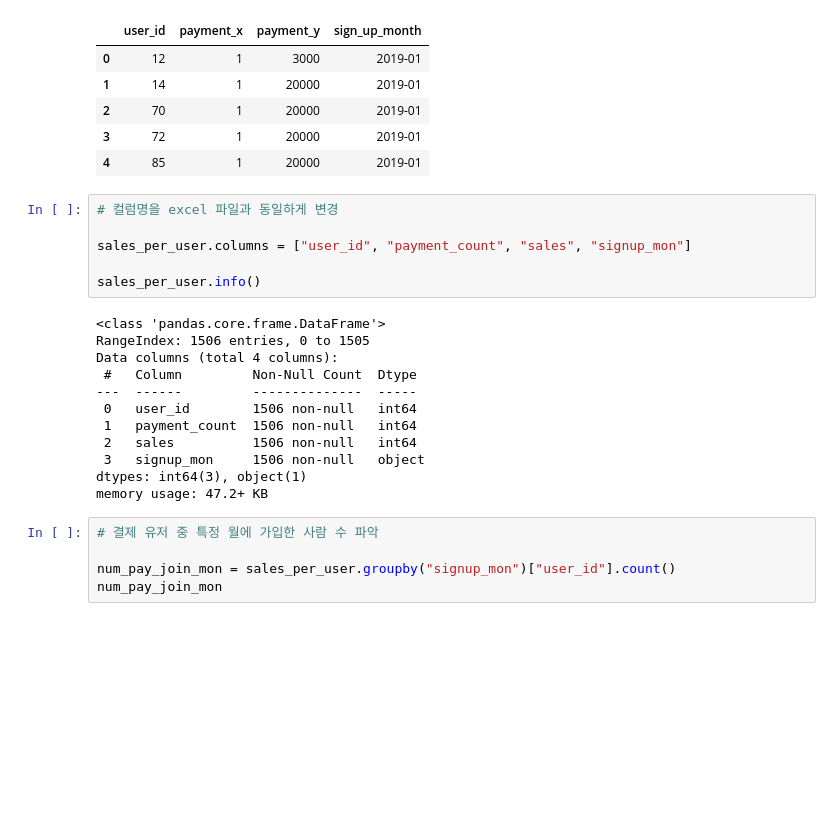
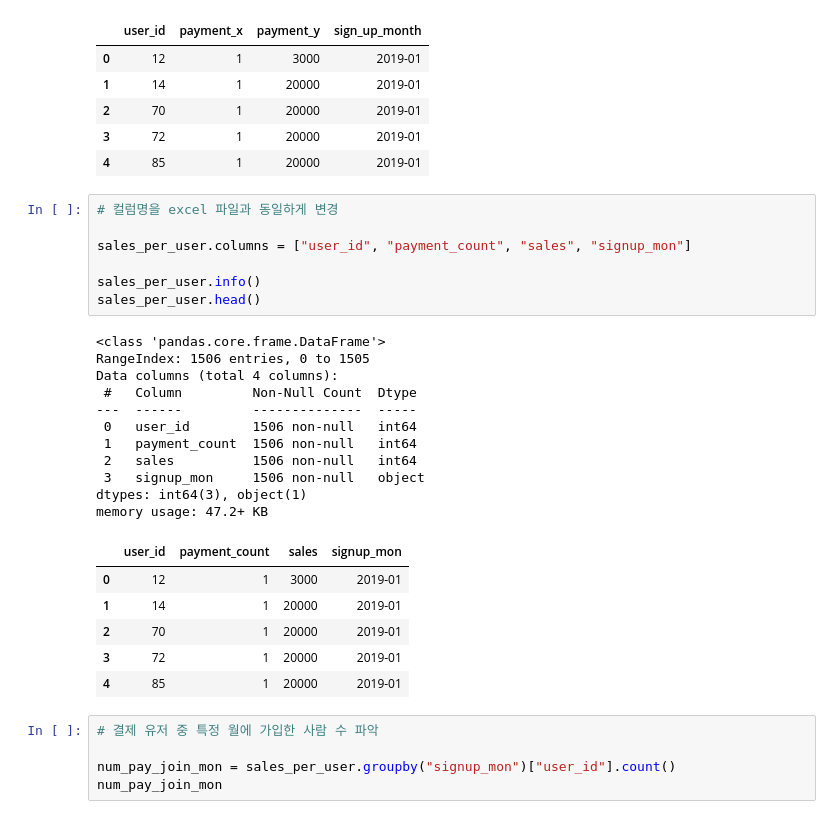
Before and after one commit to nyeokinyeoki/backup, a Jupyter notebook: data1.ipynb, the cells around one changed output. Drawn from its saved outputs; the diff is of its cells as text; blank space fills up the shorter version.

```diff
--- a/data1.ipynb
+++ b/data1.ipynb
@@ -291,21 +300,28 @@ sales_per_user.head()
 # %%
 # 컬럼명을 excel 파일과 동일하게 변경
 
 sales_per_user.columns = ["user_id", "payment_count", "sales", "signup_mon"]
 
 sales_per_user.info()
+sales_per_user.head()
 # %% [output]
 <class 'pandas.core.frame.DataFrame'>
 RangeIndex: 1506 entries, 0 to 1505
 Data columns (total 4 columns):
  #   Column         Non-Null Count  Dtype
 ---  ------         --------------  -----
  0   user_id        1506 non-null   int64
  1   payment_count  1506 non-null   int64
  2   sales          1506 non-null   int64
  3   signup_mon     1506 non-null   object
 dtypes: int64(3), object(1)
 memory usage: 47.2+ KB
+|  | user_id | payment_count | sales | signup_mon |
+| 0 | 12 | 1 | 3000 | 2019-01 |
+| 1 | 14 | 1 | 20000 | 2019-01 |
+| 2 | 70 | 1 | 20000 | 2019-01 |
+| 3 | 72 | 1 | 20000 | 2019-01 |
+| 4 | 85 | 1 | 20000 | 2019-01 |
 # %%
 # 결제 유저 중 특정 월에 가입한 사람 수 파악
 
```
Also changed, not shown: parts of 1 cell of this notebook.
